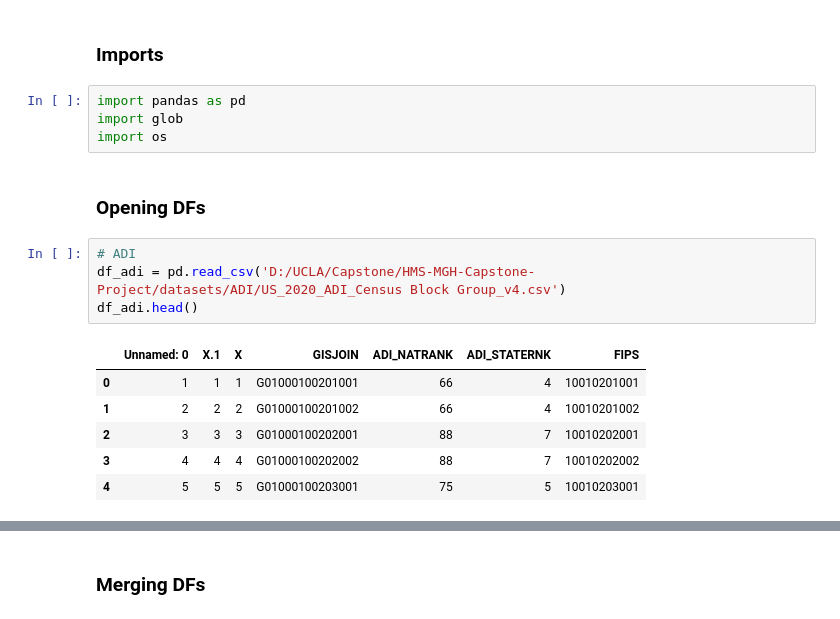
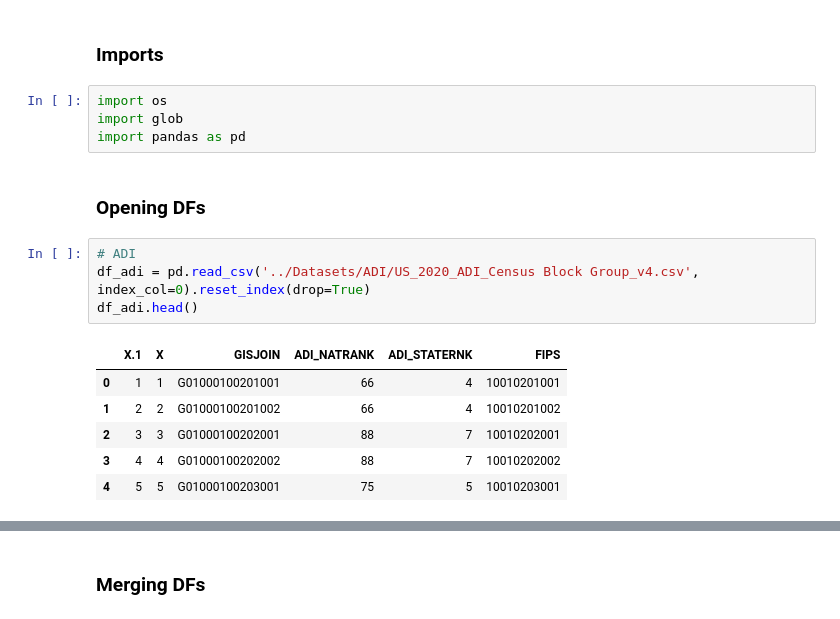
Before and after one commit to jaclynchiu7/HMS-MGH-Capstone-Project, a Jupyter notebook: data_processing/combine_states.ipynb, the cells around one changed output, grey strips where cells are left out. Drawn from its saved outputs; the diff is of its cells as text.

```diff
--- a/data_processing/combine_states.ipynb
+++ b/data_processing/combine_states.ipynb
@@ -1,19 +1,19 @@
 # %% [markdown]
 ### Imports
 # %%
+import os
+import glob
 import pandas as pd
-import glob
-import os
 # %% [markdown]
 ### Opening DFs
 # %%
 # ADI
-df_adi = pd.read_csv('D:/UCLA/Capstone/HMS-MGH-Capstone-Project/datasets/ADI/US_2020_ADI_Census Block Group_v4.csv')
+df_adi = pd.read_csv('../Datasets/ADI/US_2020_ADI_Census Block Group_v4.csv', index_col=0).reset_index(drop=True)
 df_adi.head()
 # %% [output]
-|  | Unnamed: 0 | X.1 | X | GISJOIN | ADI_NATRANK | ADI_STATERNK | FIPS |
-| 0 | 1 | 1 | 1 | G01000100201001 | 66 | 4 | 10010201001 |
-| 1 | 2 | 2 | 2 | G01000100201002 | 66 | 4 | 10010201002 |
-| 2 | 3 | 3 | 3 | G01000100202001 | 88 | 7 | 10010202001 |
-| 3 | 4 | 4 | 4 | G01000100202002 | 88 | 7 | 10010202002 |
-| 4 | 5 | 5 | 5 | G01000100203001 | 75 | 5 | 10010203001 |
+|  | X.1 | X | GISJOIN | ADI_NATRANK | ADI_STATERNK | FIPS |
+| 0 | 1 | 1 | G01000100201001 | 66 | 4 | 10010201001 |
+| 1 | 2 | 2 | G01000100201002 | 66 | 4 | 10010201002 |
+| 2 | 3 | 3 | G01000100202001 | 88 | 7 | 10010202001 |
+| 3 | 4 | 4 | G01000100202002 | 88 | 7 | 10010202002 |
+| 4 | 5 | 5 | G01000100203001 | 75 | 5 | 10010203001 |
```
Also changed, not shown: parts of 29 cells of this notebook, 3 other files.
